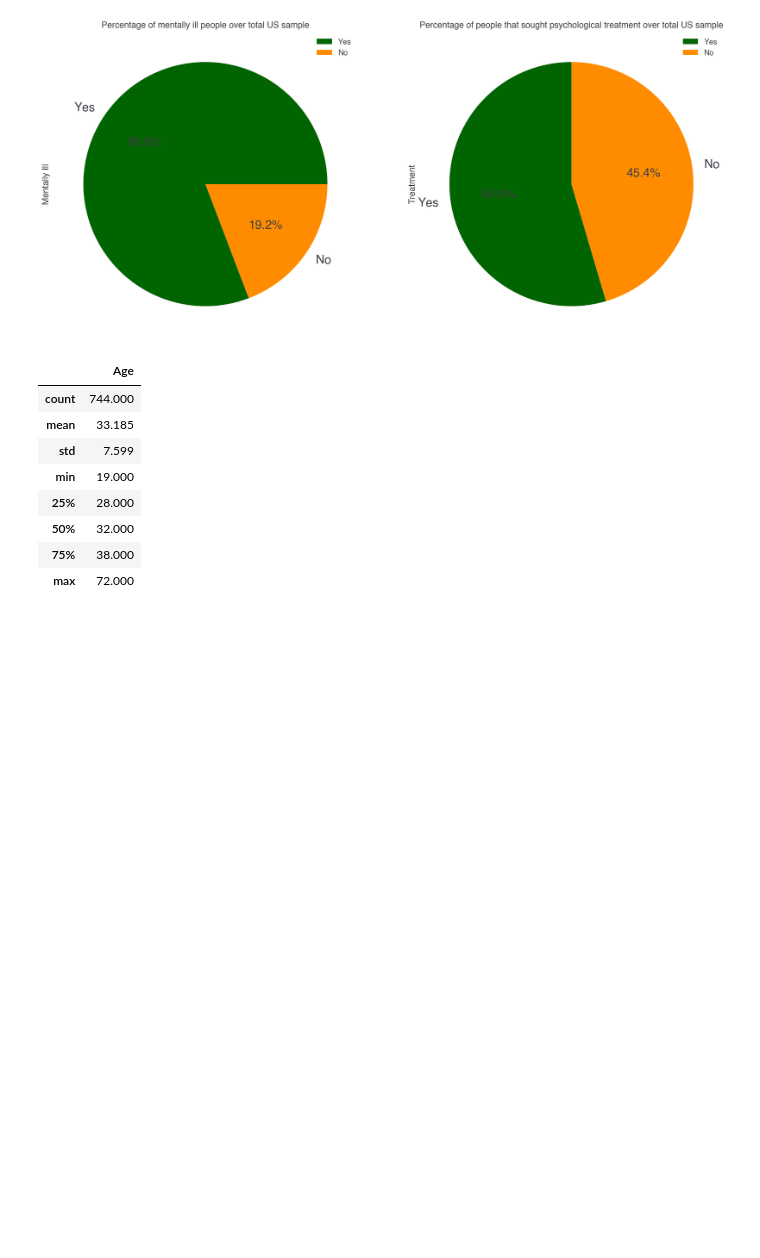
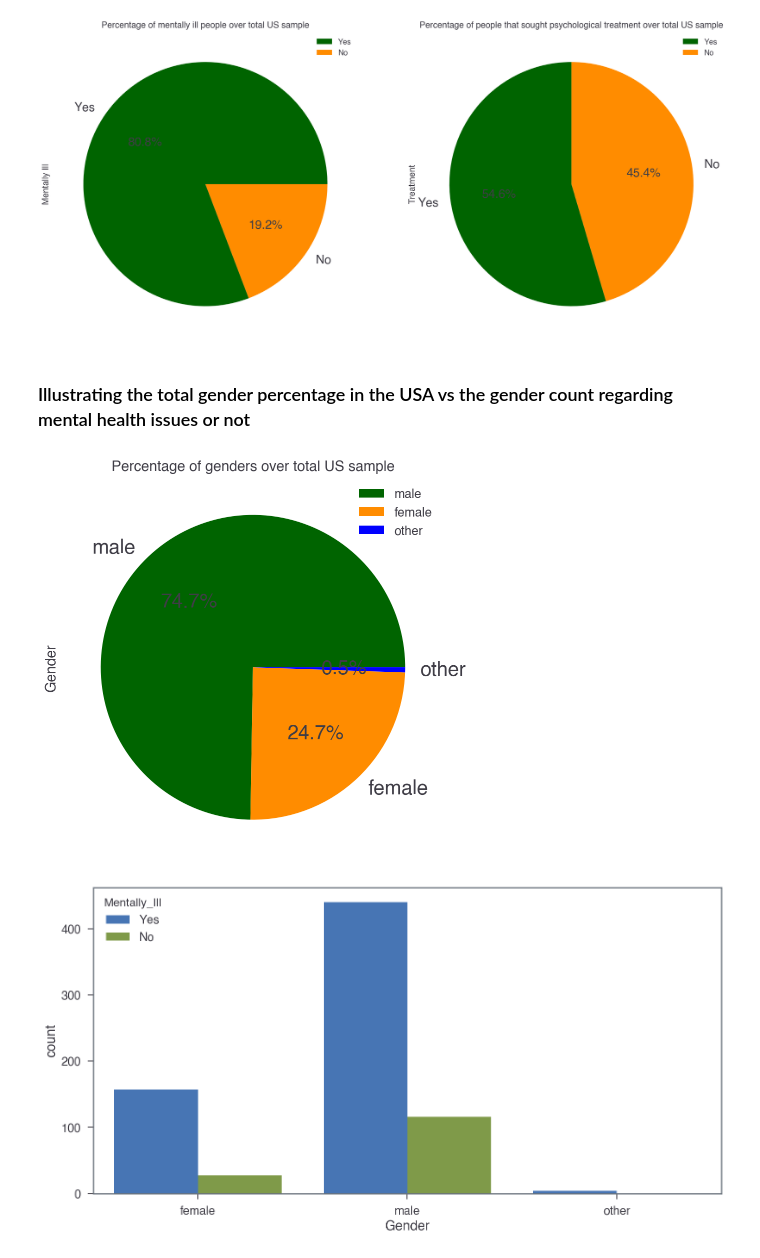
Before and after one commit to chriszapp/data-squad-32_EDA, a Jupyter notebook: Mental Health in Tech Survey.ipynb, the cells around one changed output. Drawn from its saved outputs; the diff is of its cells as text; code cells hidden in the pictures; blank space fills up the shorter version.

```diff
--- a/Mental Health in Tech Survey.ipynb
+++ b/Mental Health in Tech Survey.ipynb
@@ -351,15 +388,26 @@ treatment.plot(kind = 'pie', legend = 1, autopct='%1.1f%%', colors = ['darkgreen
 plt.savefig('Mentally-ill-and-treatment')
 # %% [output]
 [figure]
-# %%
-ds_usa.describe().round(3)
-# %% [output]
-|  | Age |
-| count | 744.000 |
-| mean | 33.185 |
-| std | 7.599 |
-| min | 19.000 |
-| 25% | 28.000 |
-| 50% | 32.000 |
-| 75% | 38.000 |
-| max | 72.000 |
+# %% [markdown]
+### Illustrating the total gender percentage in the USA vs the gender count regarding mental health issues or not
+# %%
+#fig, ax = plt.subplots(1, 2, figsize = (20, 10))
+
+# PIE CHART ILLUSTRATING THE % OF THE GENDER IN THE USA SAMPLE
+gender = ds_usa['Gender'].value_counts()
+gender.plot(kind = 'pie', legend = 1, autopct='%1.1f%%', colors = ['darkgreen', 'darkorange', 'blue'],
+            title = 'Percentage of genders over total US sample', fontsize = 20);#,
+            #ax = ax[0], label = 'Gender');
+
+plt.savefig('Gender-percentage')
+
+# BAR CHART ILLUSTRATING THE AMOUNT MALE/FEMALE/OTHER THAT HAVE OR DON'T HAVE A MENTAL ILLNESS
+plt.figure(figsize = (12, 6))
+sns.countplot(x = 'Gender', hue = 'Mentally_Ill', data = ds_usa );
+#ax[1].plot(mental);
+#ax[1].plot(treatment);
+
+plt.savefig('Gender-illness-count')
+# %% [output]
+[figure, added]
+[figure, added]
```
Also changed, not shown: parts of 13 cells of this notebook, 4 other files.
